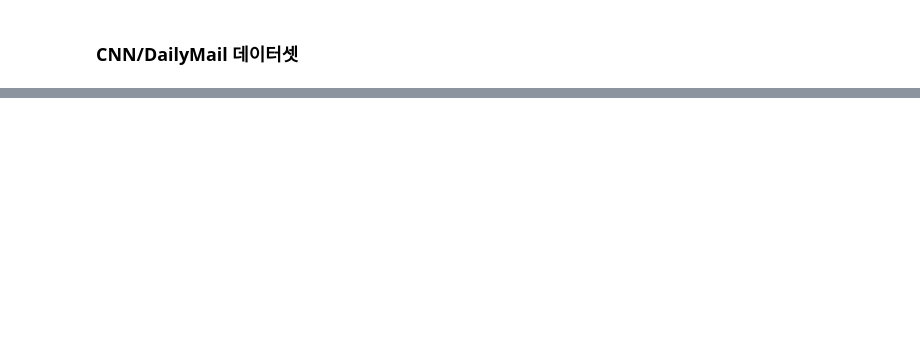
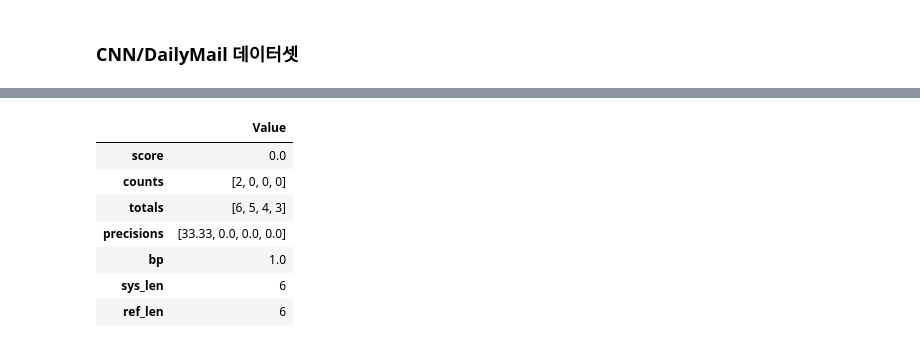
Before and after one commit to 12L-zl/NLP_with_Transformers, a Jupyter notebook: CH06_요약.ipynb, the cells around one changed output, grey strips where cells are left out. Saved outputs shown, nothing was run; the diff lists cells and outputs as text; code cells hidden in the pictures; blank space fills up the shorter version.

```diff
--- a/CH06_요약.ipynb
+++ b/CH06_요약.ipynb
@@ -2,0 +151,22 @@
+# %%
+import pandas as pd
+import numpy as np
+
+# add : 샘플 하나 추가
+# add_batch : 배치 전체 추가
+
+bleu_metric.add(
+    prediction="the the the the the the", reference=["the cat is on the mat"])
+results = bleu_metric.compute(smooth_method="floor", smooth_value=0)
+# bleu는 참조 매개변수를 전달해 n-그램이 없어도 점수가 0이 되지 않음 -> 해당 기능 끔(smooth_value=0)
+results["precisions"] = [np.round(p, 2) for p in results["precisions"]]
+pd.DataFrame.from_dict(results, orient="index", columns=["Value"])
+# %% [output]
+|  | Value |
+| score | 0.0 |
+| counts | [2, 0, 0, 0] |
+| totals | [6, 5, 4, 3] |
+| precisions | [33.33, 0.0, 0.0, 0.0] |
+| bp | 1.0 |
+| sys_len | 6 |
+| ref_len | 6 |
```
Also changed, not shown: parts of 53 cells of this notebook, 1 other file.
